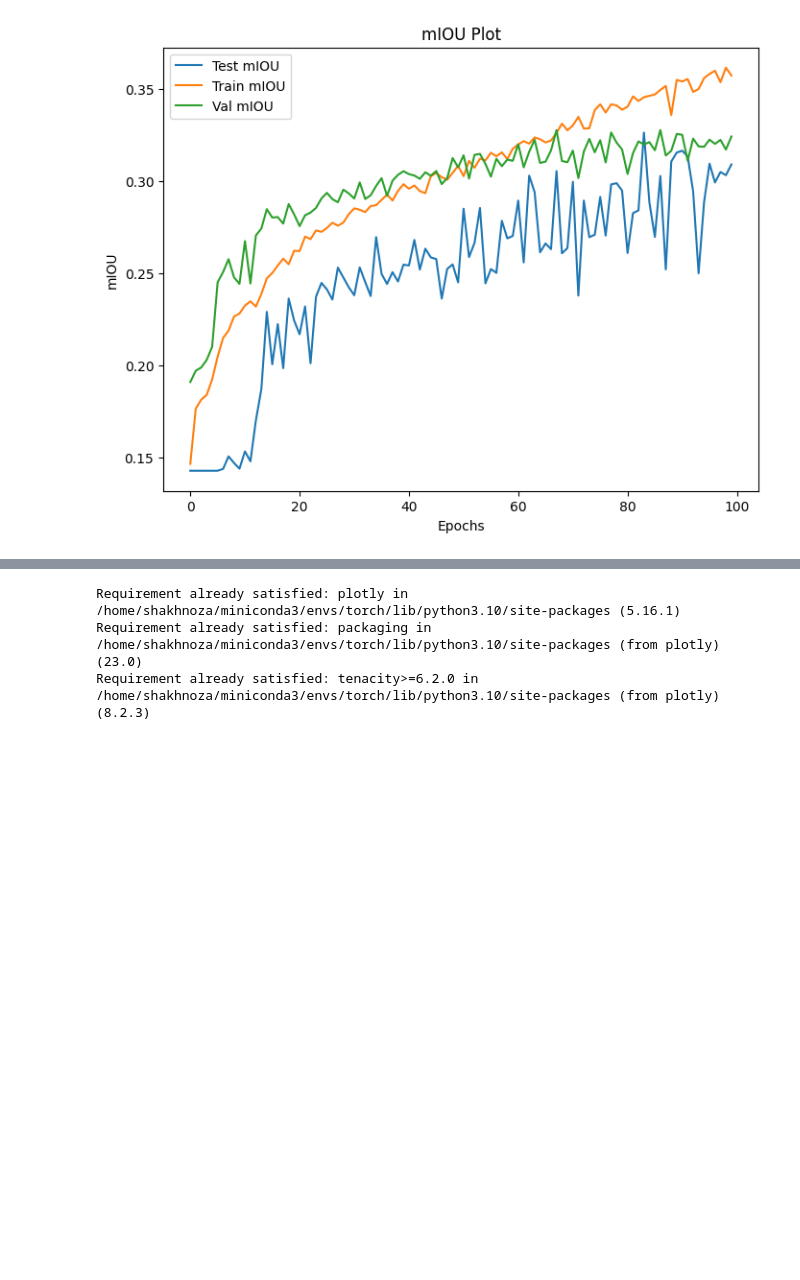
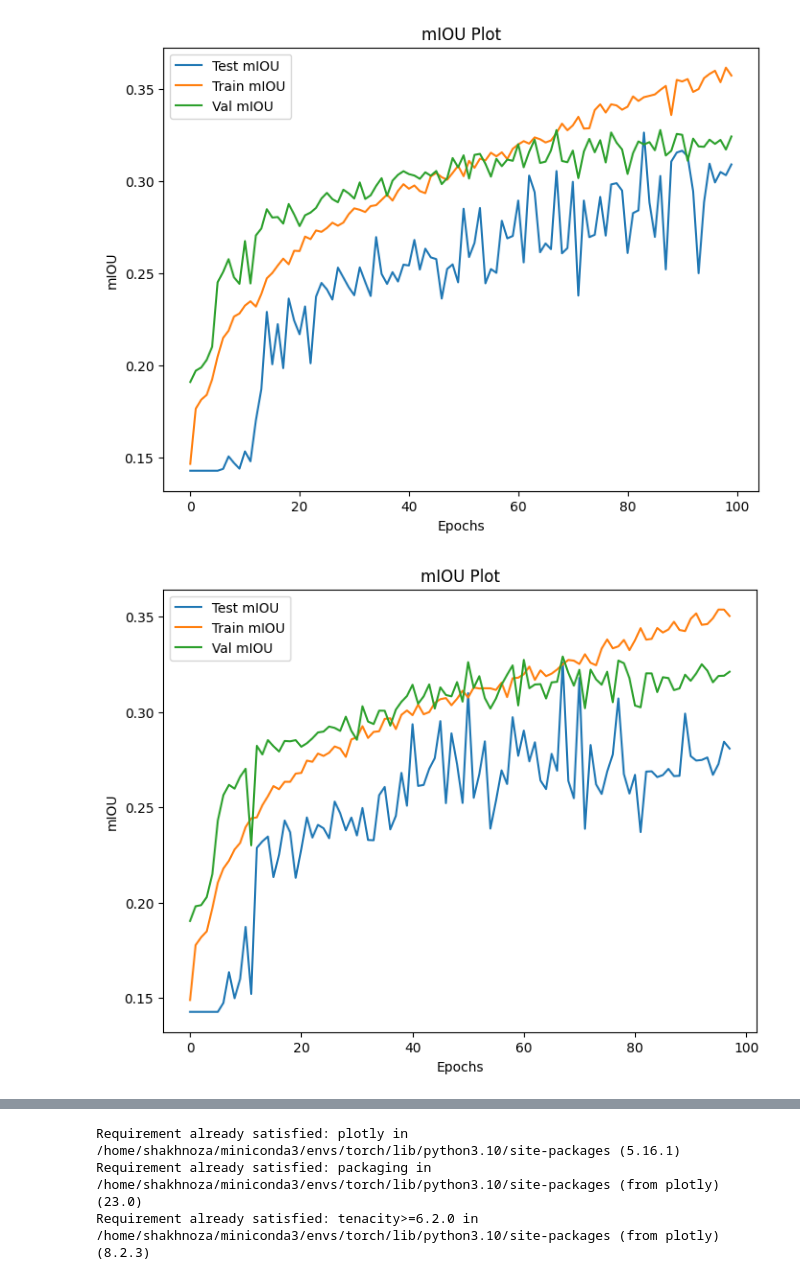
Before and after one commit to yakhyo/defect-det, a Jupyter notebook: compare_logs.ipynb, the cells around one changed output, grey strips where cells are left out. Drawn from its saved outputs; the diff is of its cells as text; code cells hidden in the pictures; blank space fills up the shorter version.

```diff
--- a/compare_logs.ipynb
+++ b/compare_logs.ipynb
@@ -26,9 +29,11 @@ def plot_graphs(json_file):
 # %%
 plot_graphs(base_log_cropped)
 plot_graphs(base_log)
+plot_graphs(base_log_cross_entropy)
 # %% [output]
 [figure]
 [figure]
+[figure, added]
 # %%
 plt.figure(figsize=(8, 6))
 plt.plot(base_log_cropped["test_iou"], label="base_model_crop")
```
Also changed, not shown: parts of 6 cells of this notebook, 16 other files.
